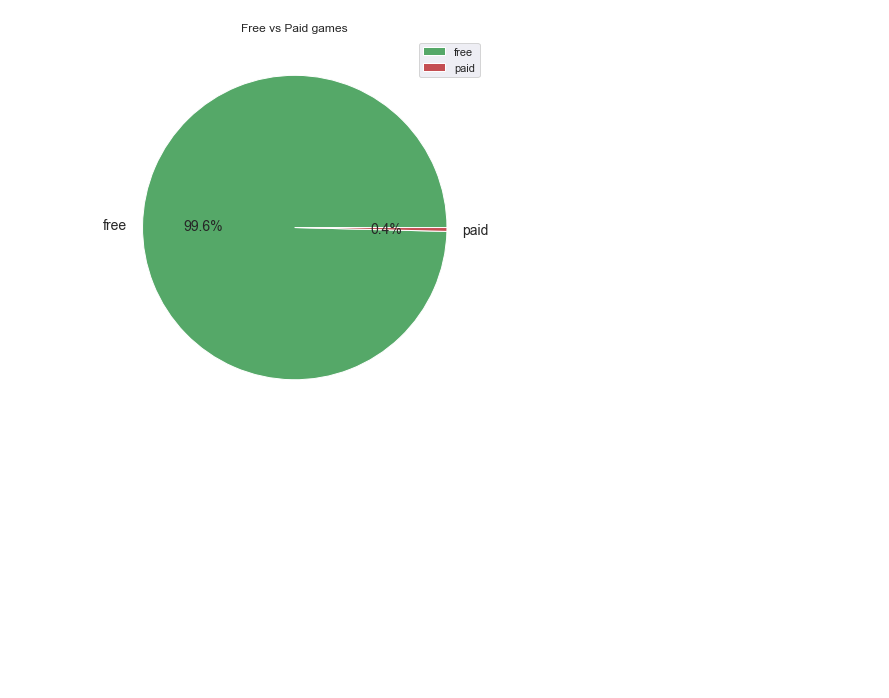
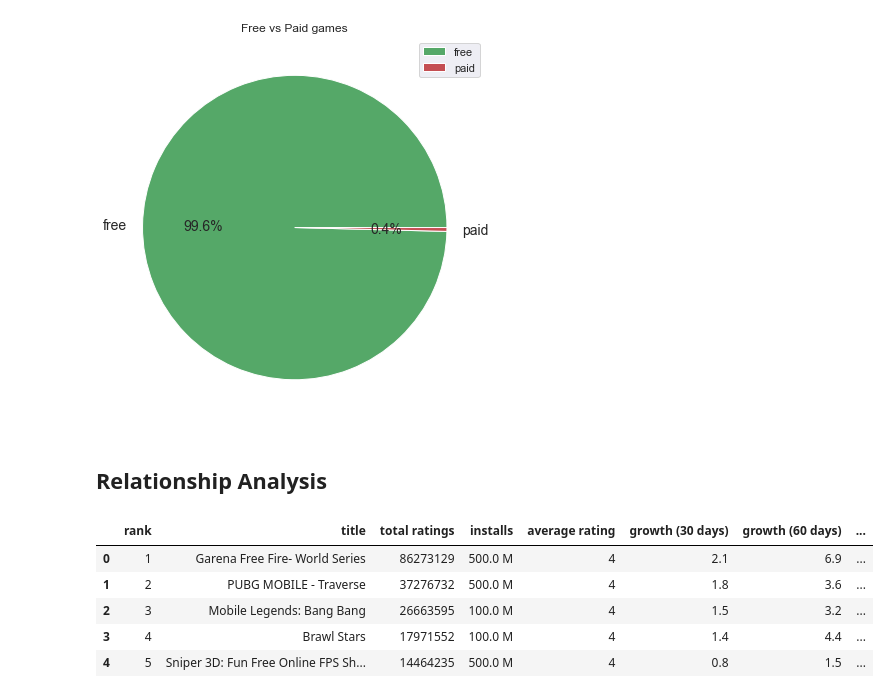
Before and after one commit to R-White-0/Top-Google-PlayStore-Games, a Jupyter notebook: android-games.ipynb, the cells around one changed output. Cells and saved outputs as stored; diff of their text form; code cells hidden in the pictures; blank space fills up the shorter version.

```diff
--- a/android-games.ipynb
+++ b/android-games.ipynb
@@ -220 +220,12 @@ fig.update_traces(textposition='inside', textinfo='percent+label')
 fig.show()
+# %% [markdown]
+## Relationship Analysis
+# %%
+df.head(n=5)
+# %% [output]
+|  | rank | title | total ratings | installs | average rating | growth (30 days) | growth (60 days) | ... |
+| 0 | 1 | Garena Free Fire- World Series | 86273129 | 500.0 M | 4 | 2.1 | 6.9 | ... |
+| 1 | 2 | PUBG MOBILE - Traverse | 37276732 | 500.0 M | 4 | 1.8 | 3.6 | ... |
+| 2 | 3 | Mobile Legends: Bang Bang | 26663595 | 100.0 M | 4 | 1.5 | 3.2 | ... |
+| 3 | 4 | Brawl Stars | 17971552 | 100.0 M | 4 | 1.4 | 4.4 | ... |
+| 4 | 5 | Sniper 3D: Fun Free Online FPS Sh... | 14464235 | 500.0 M | 4 | 0.8 | 1.5 | ... |
```
Also changed, not shown: parts of 10 cells of this notebook.
